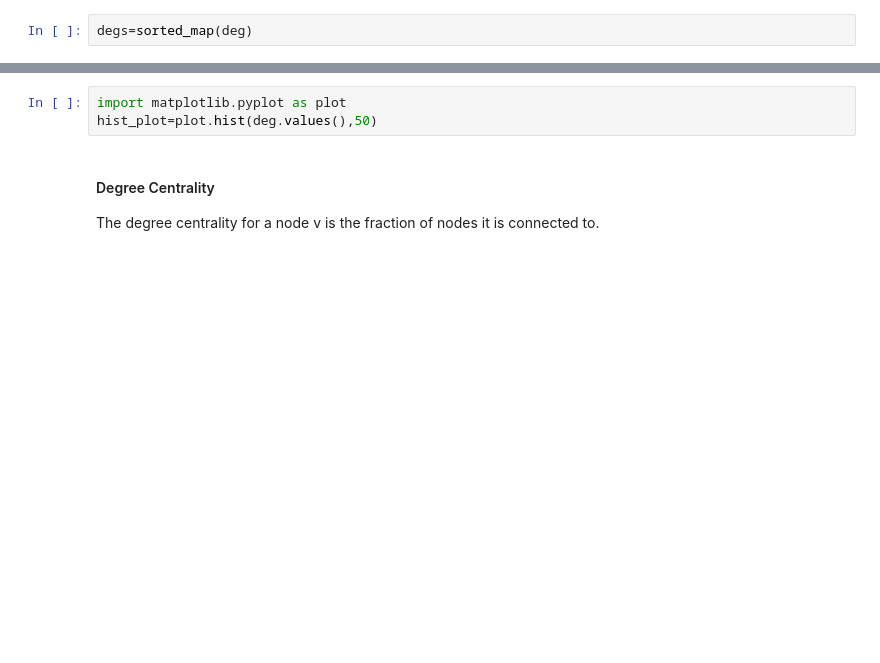
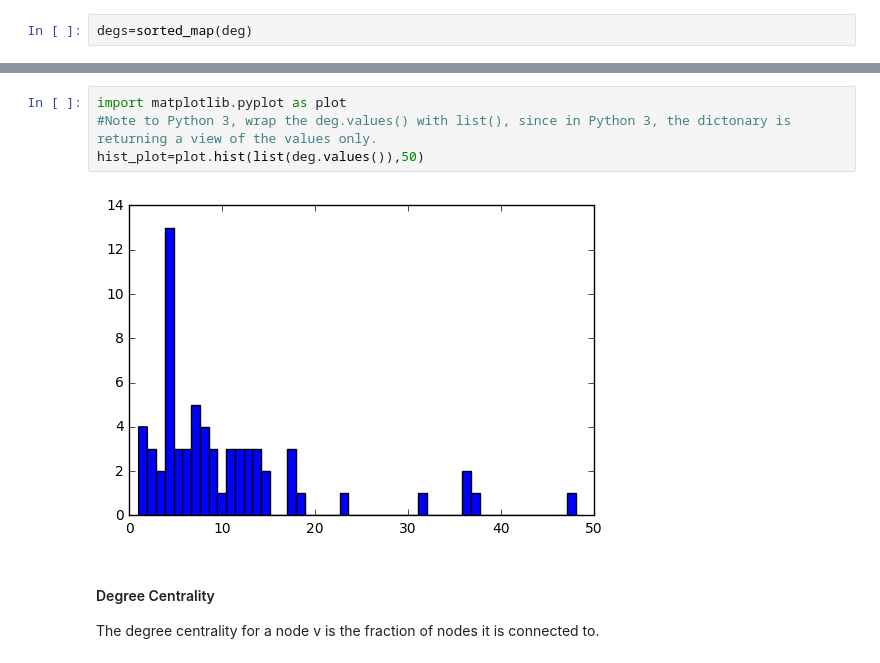
Before and after one commit to cindyzhong/trt_data_lit_grp_python, a Jupyter notebook: Lesson3/social_network_analysis_harry_potter.ipynb, the cells around one changed output, grey strips where cells are left out. Cells and saved outputs as stored; diff of their text form; blank space fills up the shorter version.

Commit message:
changed code to accomodate python 3 users

```diff
--- a/Lesson3/social_network_analysis_harry_potter.ipynb
+++ b/Lesson3/social_network_analysis_harry_potter.ipynb
@@ -106,6 +185,9 @@ degs[0:9]
 # %%
 import matplotlib.pyplot as plot
-hist_plot=plot.hist(deg.values(),50)
+#Note to Python 3, wrap the deg.values() with list(), since in Python 3, the dictonary is returning a view of the values only.
+hist_plot=plot.hist(list(deg.values()),50)
+# %% [output]
+[figure, added]
 # %% [markdown]
 #### Degree Centrality
 The degree centrality for a node v is the fraction of nodes it is connected to.
```
Also changed, not shown: parts of 32 cells of this notebook.
